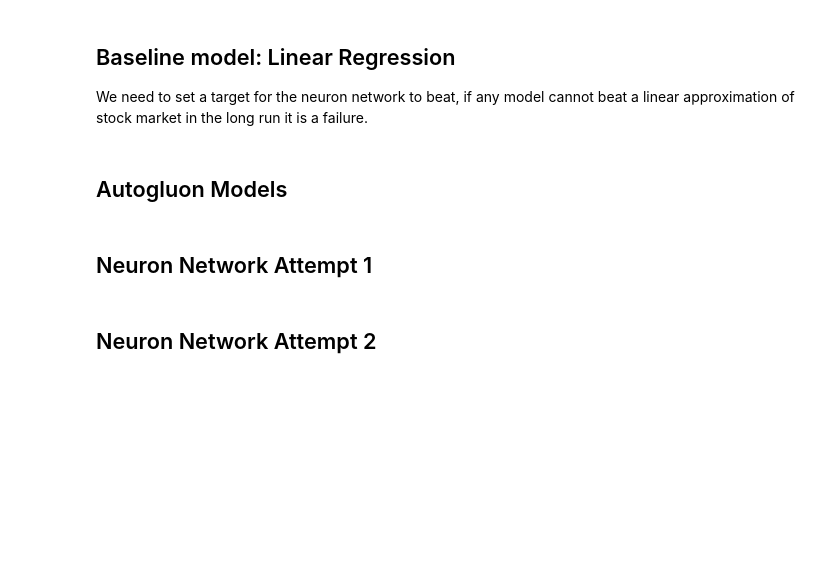
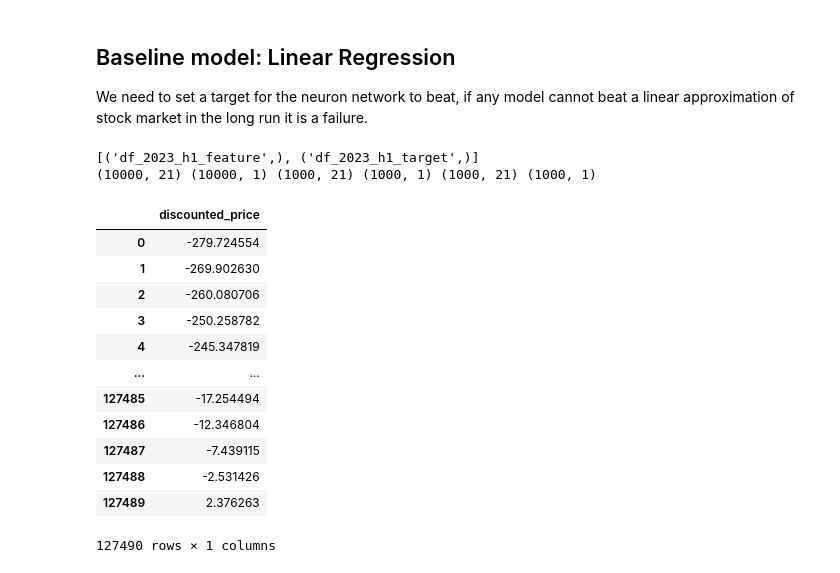
Before and after one commit to Yichen-Wang-2003/24W-PIC16B-Group4, a Jupyter notebook: blogpost.ipynb, the cells around one changed output. Cells and saved outputs as stored; diff of their text form; code cells hidden in the pictures; blank space fills up the shorter version.

```diff
--- a/blogpost.ipynb
+++ b/blogpost.ipynb
@@ -99,12 +147,44 @@ with warnings.catch_warnings():
 ## Baseline model: Linear Regression
 
 We need to set a target for the neuron network to beat, if any model cannot beat a linear approximation of stock market in the long run it is a failure.
-# %% [markdown]
-
-## Autogluon Models
-# %% [markdown]
-
-## Neuron Network Attempt 1
-# %% [markdown]
-
-## Neuron Network Attempt 2
+# %%
+# custom train test val split with a smaller dataset.
+# Read in the data from the database
+conn = sqlite3.connect('data/tables.db')
+# show database content
+cursor = conn.cursor()
+cursor.execute("SELECT name FROM sqlite_master WHERE type='table';")
+print(cursor.fetchall())
+# Extract two tables from it and store them in two pd df
+ds = pd.read_sql_query("SELECT * from df_2023_h1_feature", conn)
+target = pd.read_sql_query("SELECT * from df_2023_h1_target", conn)
+
+ds = ds.drop(['[QUOTE_DATE]', '[EXPIRE_DATE]', 'Adj Close'], axis=1)
+
+X_train = ds[0:10000]
+y_train = target[0:10000]
+X_val = ds[10001:11001]
+y_val = target[10001:11001]
+X_test = ds[11002: 12002]
+y_test = target[11002: 12002]
+print(X_train.shape, y_train.shape, X_val.shape, y_val.shape, X_test.shape, y_test.shape)
+# %% [output]
+[('df_2023_h1_feature',), ('df_2023_h1_target',)]
+(10000, 21) (10000, 1) (1000, 21) (1000, 1) (1000, 21) (1000, 1)
+# %%
+target = pd.read_sql_query("SELECT * from df_2023_h1_target", conn)
+target
+# %% [output]
+|  | discounted_price |
+| 0 | -279.724554 |
+| 1 | -269.902630 |
+| 2 | -260.080706 |
+| 3 | -250.258782 |
+| 4 | -245.347819 |
+| ... | ... |
+| 127485 | -17.254494 |
+| 127486 | -12.346804 |
+| 127487 | -7.439115 |
+| 127488 | -2.531426 |
+| 127489 | 2.376263 |
+127490 rows × 1 columns
```
Also changed, not shown: parts of 14 cells of this notebook, 1 other file.
